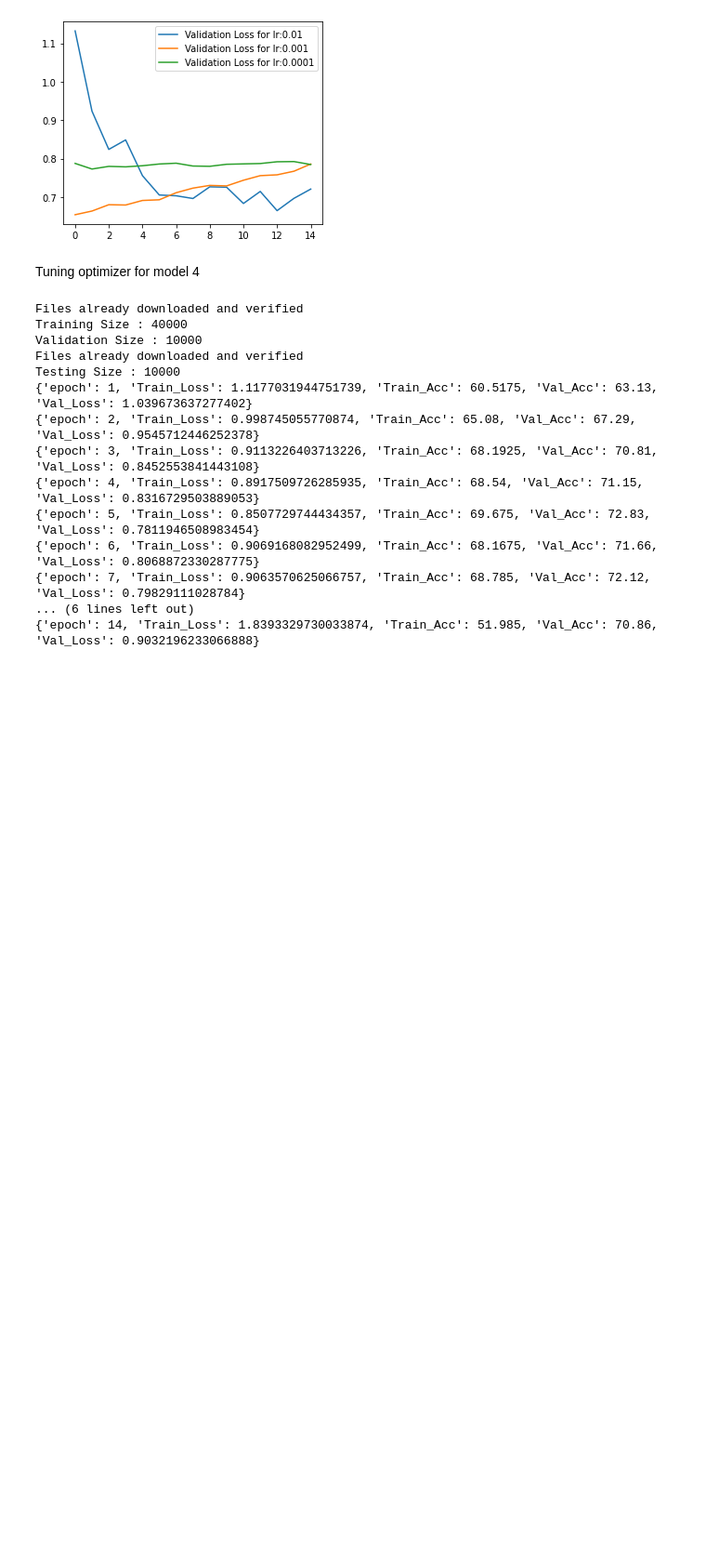
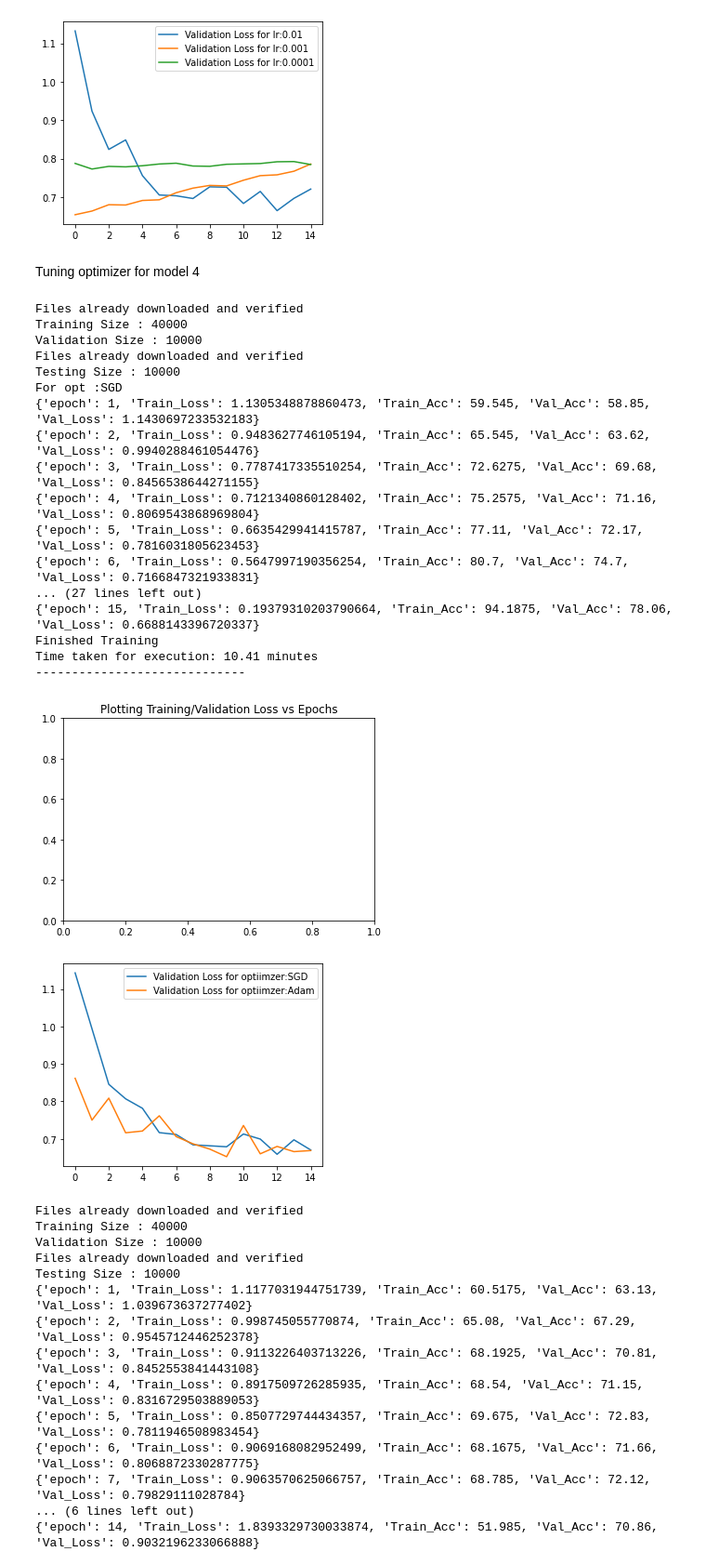
Before and after one commit to Anomaly1702/Ass2_Deep_Learning, a Jupyter notebook: Anubhav_Deep_learning.ipynb, the cells around one changed output. Shown at 93% size. Saved outputs shown, nothing was run; the diff lists cells and outputs as text; code cells hidden in the pictures; blank space fills up the shorter version.

```diff
--- a/Anubhav_Deep_learning.ipynb
+++ b/Anubhav_Deep_learning.ipynb
@@ -1087,20 +1162,40 @@ Time taken for execution: 10.0 minutes
 Tuning optimizer for model 4
 # %%
 model4_tuning_opt = Imagenet_model4()
-model4_tuning=model4_tuning.to(get_default_device())
+model4_tuning_opt=model4_tuning_opt.to(get_default_device())
 plt.title("Plotting Training/Validation Loss vs Epochs")
 plt.figure(figsize=(5, 4))
-for j in [.01,.001,.0001]:
-    print(f"For lr :{j}")
-    model4_tuning.train_model(15,j)
+for j in ["SGD","Adam"]:
+    print(f"For opt :{j}")
+    model4_tuning_opt.train_model(15,.01,j)
     # train_losses = [x['Train_Loss'] for x in model4_tuning.stats]
-    val_losses = [x['Val_Loss'] for x in model4_tuning.stats]
+    val_losses = [x['Val_Loss'] for x in model4_tuning_opt.stats]
     #Loss Graph
-    plt.plot(np.arange(model4_tuning.epoch), val_losses, label = f"Validation Loss for lr:{j}")
+    plt.plot(np.arange(model4_tuning_opt.epoch), val_losses, label = f"Validation Loss for optiimzer:{j}")
     # plt.plot(np.arange(model1_tuning_v2.epoch), train_losses, label = "Training Loss")
     print("-----------------------------")
 plt.legend()
 plt.show()
+# %% [output]
+Files already downloaded and verified
+Training Size : 40000
+Validation Size : 10000
+Files already downloaded and verified
+Testing Size : 10000
+For opt :SGD
+{'epoch': 1, 'Train_Loss': 1.1305348878860473, 'Train_Acc': 59.545, 'Val_Acc': 58.85, 'Val_Loss': 1.1430697233532183}
+{'epoch': 2, 'Train_Loss': 0.9483627746105194, 'Train_Acc': 65.545, 'Val_Acc': 63.62, 'Val_Loss': 0.9940288461054476}
+{'epoch': 3, 'Train_Loss': 0.7787417335510254, 'Train_Acc': 72.6275, 'Val_Acc': 69.68, 'Val_Loss': 0.8456538644271155}
+{'epoch': 4, 'Train_Loss': 0.7121340860128402, 'Train_Acc': 75.2575, 'Val_Acc': 71.16, 'Val_Loss': 0.8069543868969804}
+{'epoch': 5, 'Train_Loss': 0.6635429941415787, 'Train_Acc': 77.11, 'Val_Acc': 72.17, 'Val_Loss': 0.7816031805623453}
+{'epoch': 6, 'Train_Loss': 0.5647997190356254, 'Train_Acc': 80.7, 'Val_Acc': 74.7, 'Val_Loss': 0.7166847321933831}
+... (27 lines left out)
+{'epoch': 15, 'Train_Loss': 0.19379310203790664, 'Train_Acc': 94.1875, 'Val_Acc': 78.06, 'Val_Loss': 0.6688143396720337}
+Finished Training
+Time taken for execution: 10.41 minutes
+-----------------------------
+[figure, added]
+[figure, added]
 # %%
 model4 = Imagenet_model4()
 model4=model4.to(get_default_device())
```
Also changed, not shown: parts of 3 cells of this notebook.
